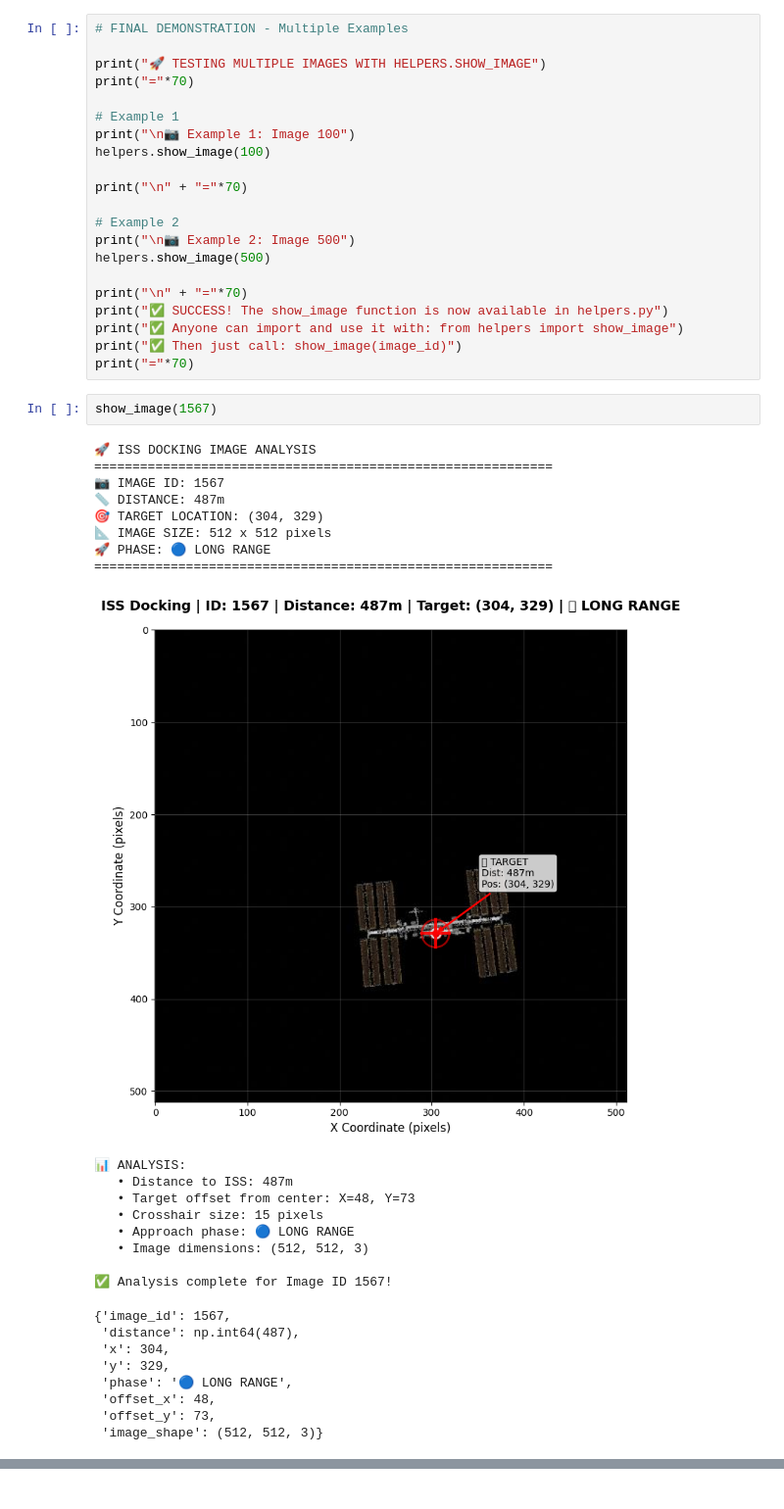
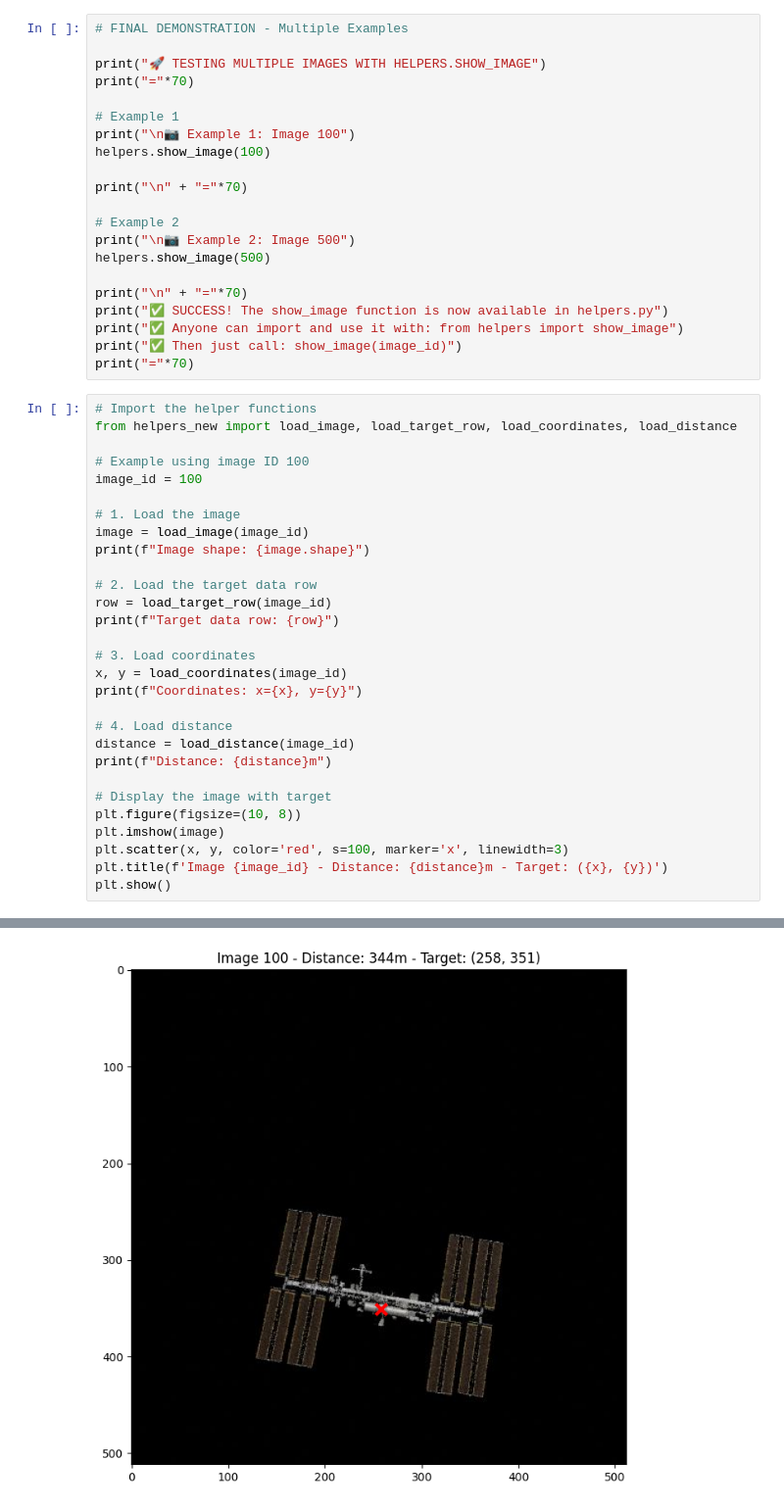
Before and after one commit to adwait-mitadt/mitadtu-docking, a Jupyter notebook: PratikDesai.ipynb, the cells around one changed output, grey strips where cells are left out. Shown at 98% size. Cells and saved outputs as stored; diff of their text form.

```diff
--- a/PratikDesai.ipynb
+++ b/PratikDesai.ipynb
@@ -1030,31 +1064,33 @@ print("✅ SUCCESS! The show_image function is now available in helpers.py")
 print("✅ Anyone can import and use it with: from helpers import show_image")
 print("✅ Then just call: show_image(image_id)")
 print("="*70)
-# %%
-show_image(1567)
-# %% [output]
-🚀 ISS DOCKING IMAGE ANALYSIS
-============================================================
-📷 IMAGE ID: 1567
-📏 DISTANCE: 487m
-🎯 TARGET LOCATION: (304, 329)
-📐 IMAGE SIZE: 512 x 512 pixels
-🚀 PHASE: 🔵 LONG RANGE
-============================================================
-[figure, removed]
-📊 ANALYSIS:
-   • Distance to ISS: 487m
-   • Target offset from center: X=48, Y=73
-   • Crosshair size: 15 pixels
-   • Approach phase: 🔵 LONG RANGE
-   • Image dimensions: (512, 512, 3)
-
-✅ Analysis complete for Image ID 1567!
-{'image_id': 1567,
- 'distance': np.int64(487),
- 'x': 304,
- 'y': 329,
- 'phase': '🔵 LONG RANGE',
- 'offset_x': 48,
- 'offset_y': 73,
- 'image_shape': (512, 512, 3)}
+# %%
+# Import the helper functions
+from helpers_new import load_image, load_target_row, load_coordinates, load_distance
+
+# Example using image ID 100
+image_id = 100
+
+# 1. Load the image
+image = load_image(image_id)
+print(f"Image shape: {image.shape}")
+
+# 2. Load the target data row
+row = load_target_row(image_id)
+print(f"Target data row: {row}")
+
+# 3. Load coordinates
+x, y = load_coordinates(image_id)
+print(f"Coordinates: x={x}, y={y}")
+
+# 4. Load distance
+distance = load_distance(image_id)
+print(f"Distance: {distance}m")
+
+# Display the image with target
+plt.figure(figsize=(10, 8))
+plt.imshow(image)
+plt.scatter(x, y, color='red', s=100, marker='x', linewidth=3)
+plt.title(f'Image {image_id} - Distance: {distance}m - Target: ({x}, {y})')
+plt.show()
+# %% [output]
@@ -1060,0 +1104 @@ show_image(1567)
+[figure, added]
```
Also changed, not shown: parts of 5 cells of this notebook, 1 other file.
